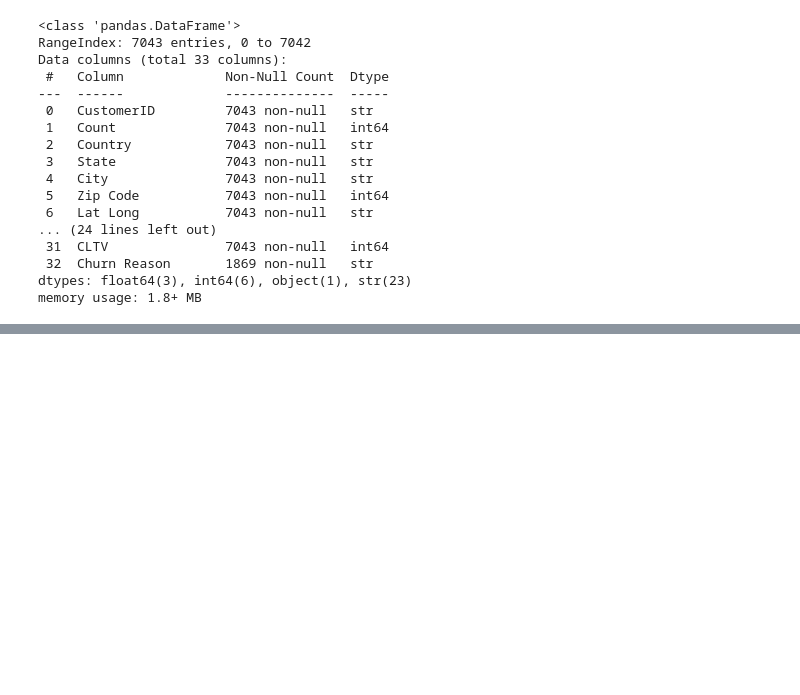
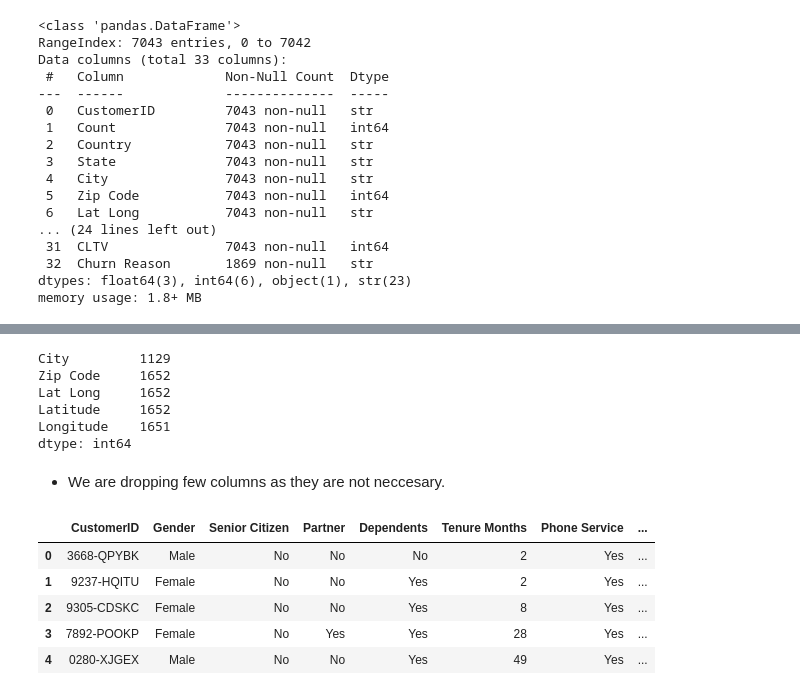
Before and after one commit to ArjunTechie118/Costumer-Churn-Prediction, a Jupyter notebook: notebook/01_eda.ipynb, the cells around one changed output, grey strips where cells are left out. Cells and saved outputs as stored; diff of their text form; code cells hidden in the pictures; blank space fills up the shorter version.

```diff
--- a/notebook/01_eda.ipynb
+++ b/notebook/01_eda.ipynb
@@ -30,0 +58,11 @@ memory usage: 1.8+ MB
+# %%
+df[["City", "Zip Code", "Lat Long", "Latitude", "Longitude"]].nunique()
+# %% [output]
+City         1129
+Zip Code     1652
+Lat Long     1652
+Latitude     1652
+Longitude    1651
+dtype: int64
+# %% [markdown]
+- We are dropping few columns as they are not neccesary.
@@ -30,0 +83,9 @@ memory usage: 1.8+ MB
+# %%
+df.head()
+# %% [output]
+|  | CustomerID | Gender | Senior Citizen | Partner | Dependents | Tenure Months | Phone Service | ... |
+| 0 | 3668-QPYBK | Male | No | No | No | 2 | Yes | ... |
+| 1 | 9237-HQITU | Female | No | No | Yes | 2 | Yes | ... |
+| 2 | 9305-CDSKC | Female | No | No | Yes | 8 | Yes | ... |
+| 3 | 7892-POOKP | Female | No | Yes | Yes | 28 | Yes | ... |
+| 4 | 0280-XJGEX | Male | No | No | Yes | 49 | Yes | ... |
```
Also changed, not shown: parts of 20 cells of this notebook, 3 other files.
